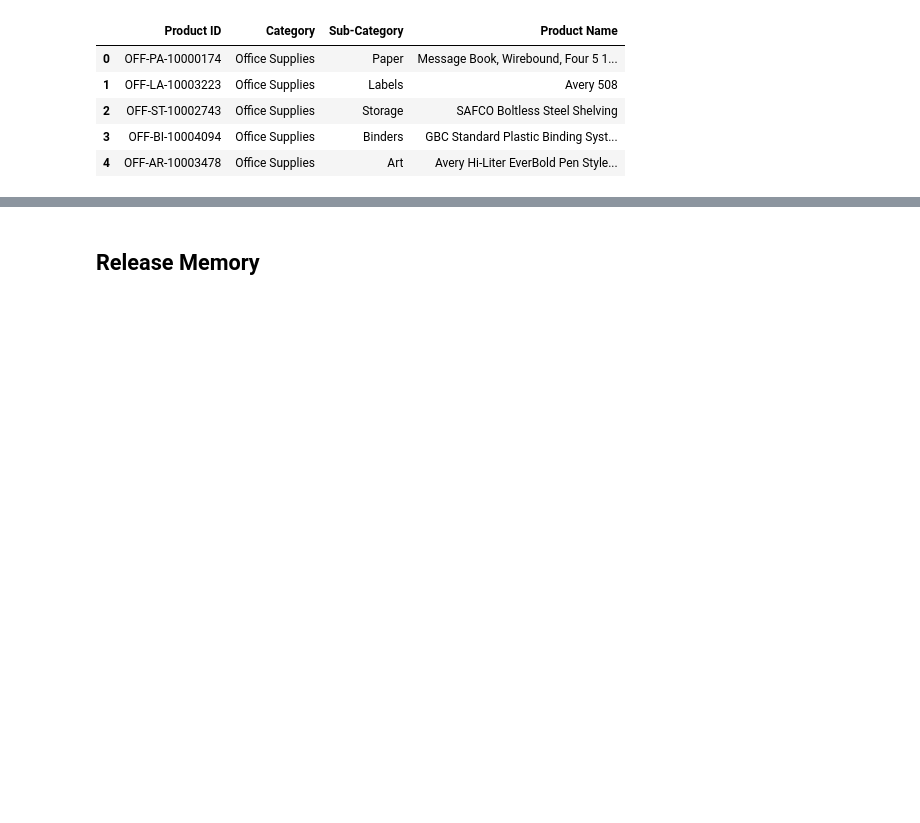
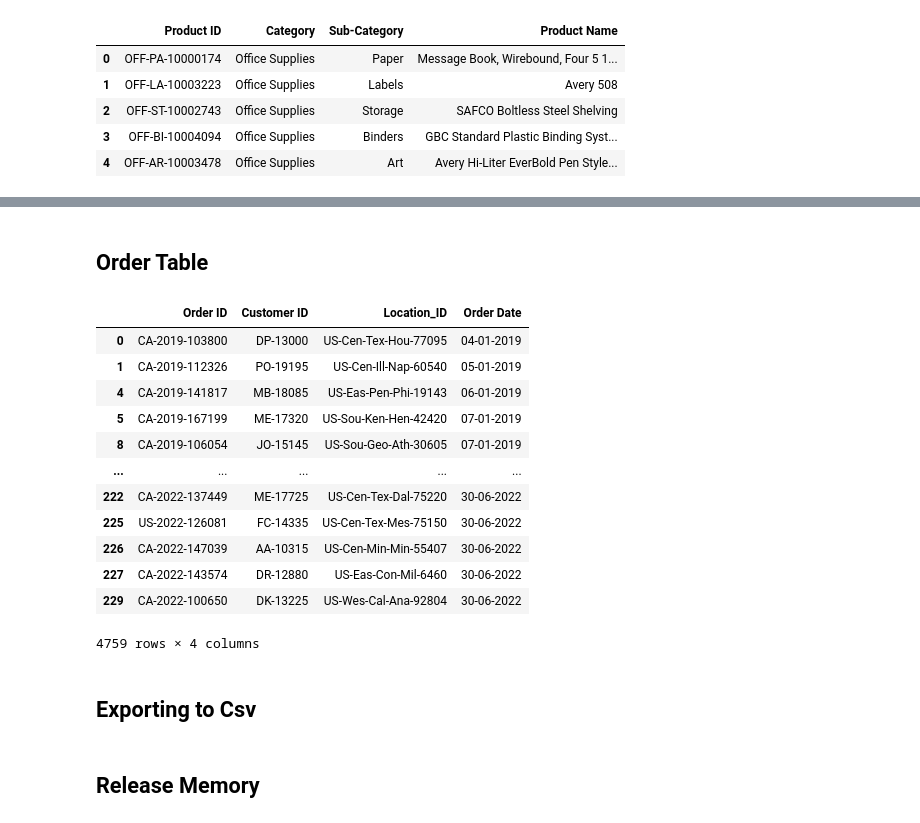
Before and after one commit to shashankraj1987/DE_CS_202309, a Jupyter notebook: Project/Final Codes/Gen_Master_Data.ipynb, the cells around one changed output, grey strips where cells are left out. Drawn from its saved outputs; the diff is of its cells as text; code cells hidden in the pictures; blank space fills up the shorter version.

```diff
--- a/Project/Solution/test_load_data.ipynb
+++ b/Project/Final Codes/Gen_Master_Data.ipynb
@@ -22,11 +33,9 @@ def detect_encoding(file):
 # %%
-# loc = "C:\Offline_Docs\Personal\DT_CS_2023\DE_CS_202309\Project\Case_Study_202309_Data"
-# loc = r"F:\github\DE_CS_202309\Project\Case_Study_202309_Data"
+# loc = r"D:\github_windows\DE_CS_202309\Project\Case_Study_202309_Data"
+# final_files = 'D:\github_windows\DE_CS_202309\Project\Solution\Master Data'
 
-loc = r"D:\github_windows\DE_CS_202309\Project\Case_Study_202309_Data"
-final_files = 'D:\github_windows\DE_CS_202309\Project\Solution'
-
-enc_list = {}
+loc = file_loc_dict['gen_mstr_data_loc']
+final_files = file_loc_dict['gen_mstr_master_data']
 # %%
 # Detect Character Encoding
 
@@ -324,0 +434,21 @@ df_prod.head()
+# %% [markdown]
+## Order Table
+# %%
+df_order = mega_df.loc[:][['Order ID','Customer ID','Location_ID','Order Date']].drop_duplicates()
+df_order
+# %% [output]
+|  | Order ID | Customer ID | Location_ID | Order Date |
+| 0 | CA-2019-103800 | DP-13000 | US-Cen-Tex-Hou-77095 | 04-01-2019 |
+| 1 | CA-2019-112326 | PO-19195 | US-Cen-Ill-Nap-60540 | 05-01-2019 |
+| 4 | CA-2019-141817 | MB-18085 | US-Eas-Pen-Phi-19143 | 06-01-2019 |
+| 5 | CA-2019-167199 | ME-17320 | US-Sou-Ken-Hen-42420 | 07-01-2019 |
+| 8 | CA-2019-106054 | JO-15145 | US-Sou-Geo-Ath-30605 | 07-01-2019 |
+| ... | ... | ... | ... | ... |
+| 222 | CA-2022-137449 | ME-17725 | US-Cen-Tex-Dal-75220 | 30-06-2022 |
+| 225 | US-2022-126081 | FC-14335 | US-Cen-Tex-Mes-75150 | 30-06-2022 |
+| 226 | CA-2022-147039 | AA-10315 | US-Cen-Min-Min-55407 | 30-06-2022 |
+| 227 | CA-2022-143574 | DR-12880 | US-Eas-Con-Mil-6460 | 30-06-2022 |
+| 229 | CA-2022-100650 | DK-13225 | US-Wes-Cal-Ana-92804 | 30-06-2022 |
+4759 rows × 4 columns
+# %% [markdown]
+## Exporting to Csv
```
Also changed, not shown: parts of 34 cells of this notebook, 34 other files.
